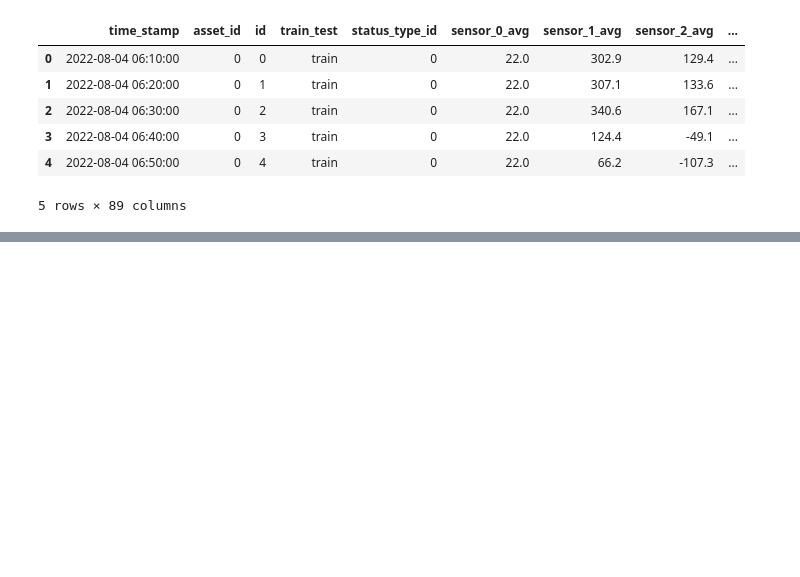
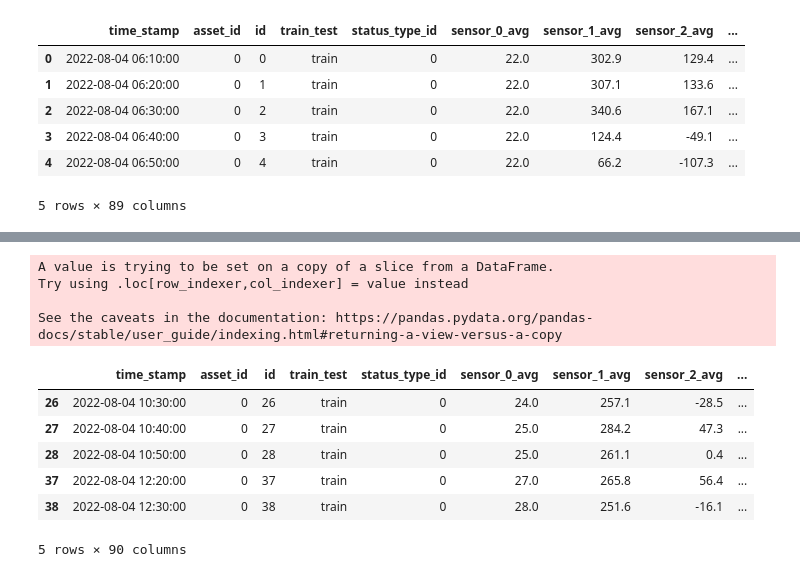
Before and after one commit to RithikDatascientist/potfolio, a Jupyter notebook: Wind_turbin_fault_detection_and_generation_loss/notebooks/01_EDA_Farm_A.ipynb, the cells around one changed output, grey strips where cells are left out. Drawn from its saved outputs; the diff is of its cells as text; code cells hidden in the pictures; blank space fills up the shorter version.

```diff
--- a/Wind_turbin_fault_detection_and_generation_loss/notebooks/01_EDA_Farm_A.ipynb
+++ b/Wind_turbin_fault_detection_and_generation_loss/notebooks/01_EDA_Farm_A.ipynb
@@ -502,0 +541,16 @@ file_0_with_expected.head()
+# %%
+loss_calculation["generation_loss"] = loss_calculation["power_30_expected_energy"] - loss_calculation["power_30_avg"]
+
+loss_calculation.head()
+# %% [output]
+A value is trying to be set on a copy of a slice from a DataFrame.
+Try using .loc[row_indexer,col_indexer] = value instead
+
+See the caveats in the documentation: https://pandas.pydata.org/pandas-docs/stable/user_guide/indexing.html#returning-a-view-versus-a-copy
+|  | time_stamp | asset_id | id | train_test | status_type_id | sensor_0_avg | sensor_1_avg | sensor_2_avg | ... |
+| 26 | 2022-08-04 10:30:00 | 0 | 26 | train | 0 | 24.0 | 257.1 | -28.5 | ... |
+| 27 | 2022-08-04 10:40:00 | 0 | 27 | train | 0 | 25.0 | 284.2 | 47.3 | ... |
+| 28 | 2022-08-04 10:50:00 | 0 | 28 | train | 0 | 25.0 | 261.1 | 0.4 | ... |
+| 37 | 2022-08-04 12:20:00 | 0 | 37 | train | 0 | 27.0 | 265.8 | 56.4 | ... |
+| 38 | 2022-08-04 12:30:00 | 0 | 38 | train | 0 | 28.0 | 251.6 | -16.1 | ... |
+5 rows × 90 columns
```
Also changed, not shown: parts of 9 cells of this notebook, 2 other files.
